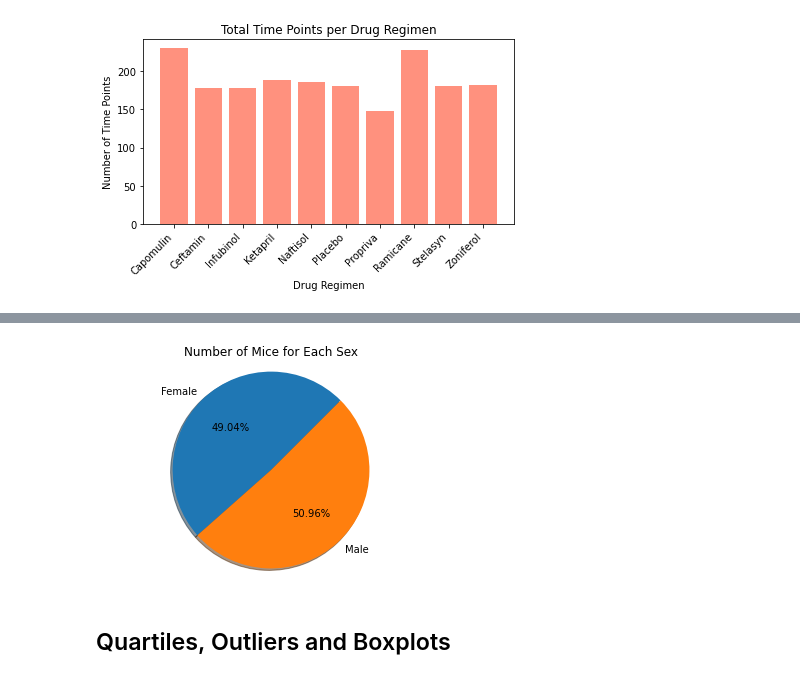
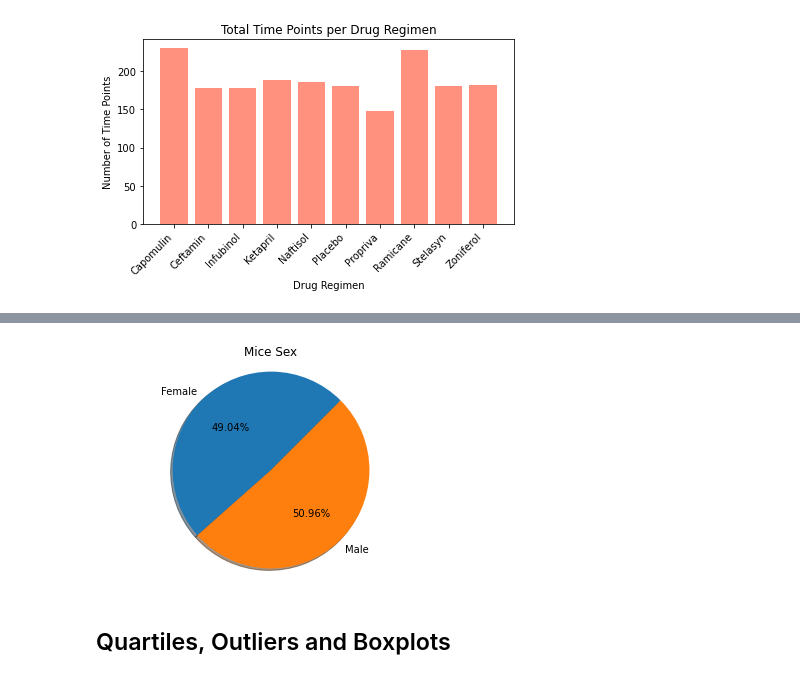
Before and after one commit to esalgado28/drug-data-analysis, a Jupyter notebook: Pymaceuticals/pymaceuticals.ipynb, the cells around one changed output, grey strips where cells are left out. Drawn from its saved outputs; the diff is of its cells as text; code cells hidden in the pictures.

```diff
--- a/Pymaceuticals/pymaceuticals.ipynb
+++ b/Pymaceuticals/pymaceuticals.ipynb
@@ -201,12 +201,12 @@ plt.show()
 # %%
 # Generate a pie plot showing the distribution of female versus male mice using pyplot
 plt.pie(df["Mouse ID"], labels=df.index, autopct="%0.2f%%", shadow=True, startangle=45)
-plt.title("Number of Mice for Each Sex")
+plt.title("Mice Sex")
 
 plt.axis("equal")
 plt.show()
 # %% [output]
-[figure, old version]
+[figure, new version]
 # %% [markdown]
 ## Quartiles, Outliers and Boxplots
 # %%
```
Also changed, not shown: parts of 6 cells of this notebook.
